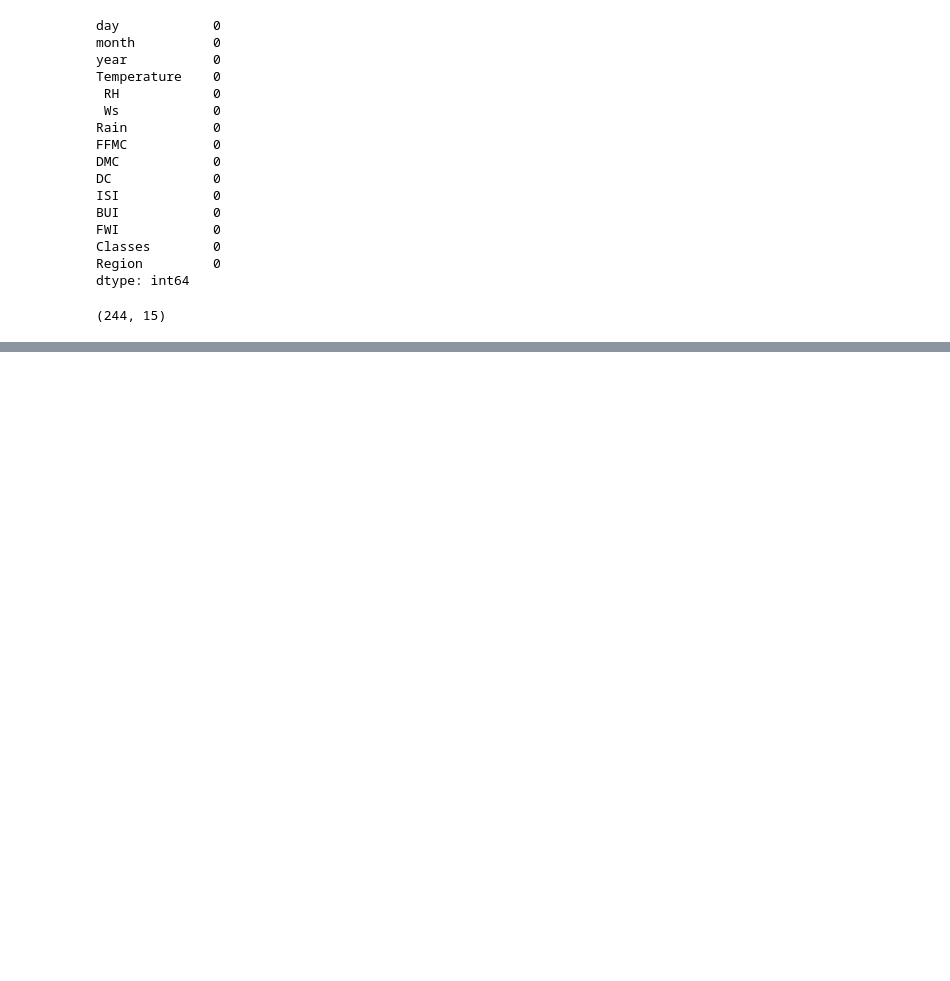
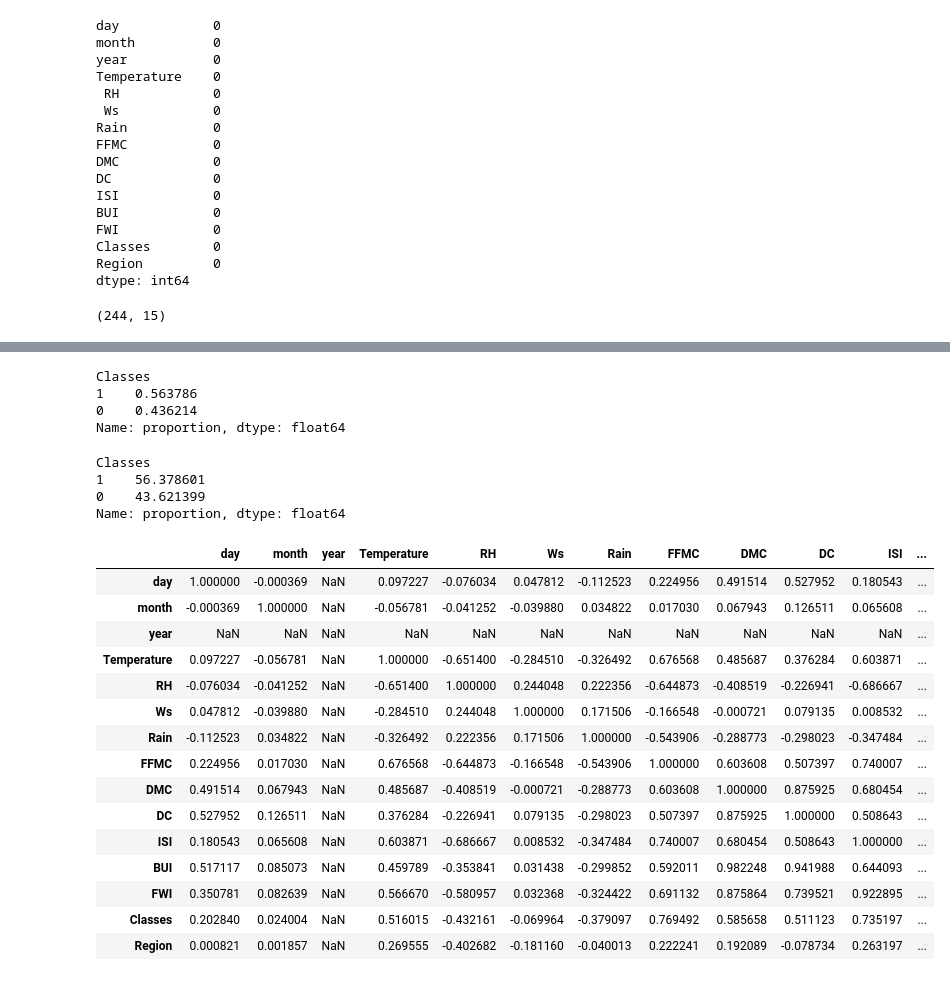
Before and after one commit to 10adem/DataScienceandMachineLearning, a Jupyter notebook: MakineOgrenmesi/4RidgeLassoElasticNet_AlgerianForestFiresDataset.ipynb, the cells around one changed output, grey strips where cells are left out. Cells and saved outputs as stored; diff of their text form; code cells hidden in the pictures; blank space fills up the shorter version.

```diff
--- a/MakineOgrenmesi/4RidgeLassoElasticNet_AlgerianForestFiresDataset.ipynb
+++ b/MakineOgrenmesi/4RidgeLassoElasticNet_AlgerianForestFiresDataset.ipynb
@@ -171,0 +440,33 @@ df.
+# %%
+df["Classes"].value_counts(normalize=True)
+# %% [output]
+Classes
+1    0.563786
+0    0.436214
+Name: proportion, dtype: float64
+# %%
+df["Classes"].value_counts(normalize=True)*100
+# %% [output]
+Classes
+1    56.378601
+0    43.621399
+Name: proportion, dtype: float64
+# %%
+df.corr()
+# %% [output]
+|  | day | month | year | Temperature | RH | Ws | Rain | FFMC | DMC | DC | ISI | ... |
+| day | 1.000000 | -0.000369 | NaN | 0.097227 | -0.076034 | 0.047812 | -0.112523 | 0.224956 | 0.491514 | 0.527952 | 0.180543 | ... |
+| month | -0.000369 | 1.000000 | NaN | -0.056781 | -0.041252 | -0.039880 | 0.034822 | 0.017030 | 0.067943 | 0.126511 | 0.065608 | ... |
+| year | NaN | NaN | NaN | NaN | NaN | NaN | NaN | NaN | NaN | NaN | NaN | ... |
+| Temperature | 0.097227 | -0.056781 | NaN | 1.000000 | -0.651400 | -0.284510 | -0.326492 | 0.676568 | 0.485687 | 0.376284 | 0.603871 | ... |
+| RH | -0.076034 | -0.041252 | NaN | -0.651400 | 1.000000 | 0.244048 | 0.222356 | -0.644873 | -0.408519 | -0.226941 | -0.686667 | ... |
+| Ws | 0.047812 | -0.039880 | NaN | -0.284510 | 0.244048 | 1.000000 | 0.171506 | -0.166548 | -0.000721 | 0.079135 | 0.008532 | ... |
+| Rain | -0.112523 | 0.034822 | NaN | -0.326492 | 0.222356 | 0.171506 | 1.000000 | -0.543906 | -0.288773 | -0.298023 | -0.347484 | ... |
+| FFMC | 0.224956 | 0.017030 | NaN | 0.676568 | -0.644873 | -0.166548 | -0.543906 | 1.000000 | 0.603608 | 0.507397 | 0.740007 | ... |
+| DMC | 0.491514 | 0.067943 | NaN | 0.485687 | -0.408519 | -0.000721 | -0.288773 | 0.603608 | 1.000000 | 0.875925 | 0.680454 | ... |
+| DC | 0.527952 | 0.126511 | NaN | 0.376284 | -0.226941 | 0.079135 | -0.298023 | 0.507397 | 0.875925 | 1.000000 | 0.508643 | ... |
+| ISI | 0.180543 | 0.065608 | NaN | 0.603871 | -0.686667 | 0.008532 | -0.347484 | 0.740007 | 0.680454 | 0.508643 | 1.000000 | ... |
+| BUI | 0.517117 | 0.085073 | NaN | 0.459789 | -0.353841 | 0.031438 | -0.299852 | 0.592011 | 0.982248 | 0.941988 | 0.644093 | ... |
+| FWI | 0.350781 | 0.082639 | NaN | 0.566670 | -0.580957 | 0.032368 | -0.324422 | 0.691132 | 0.875864 | 0.739521 | 0.922895 | ... |
+| Classes | 0.202840 | 0.024004 | NaN | 0.516015 | -0.432161 | -0.069964 | -0.379097 | 0.769492 | 0.585658 | 0.511123 | 0.735197 | ... |
+| Region | 0.000821 | 0.001857 | NaN | 0.269555 | -0.402682 | -0.181160 | -0.040013 | 0.222241 | 0.192089 | -0.078734 | 0.263197 | ... |
```
Also changed, not shown: parts of 43 cells of this notebook.
